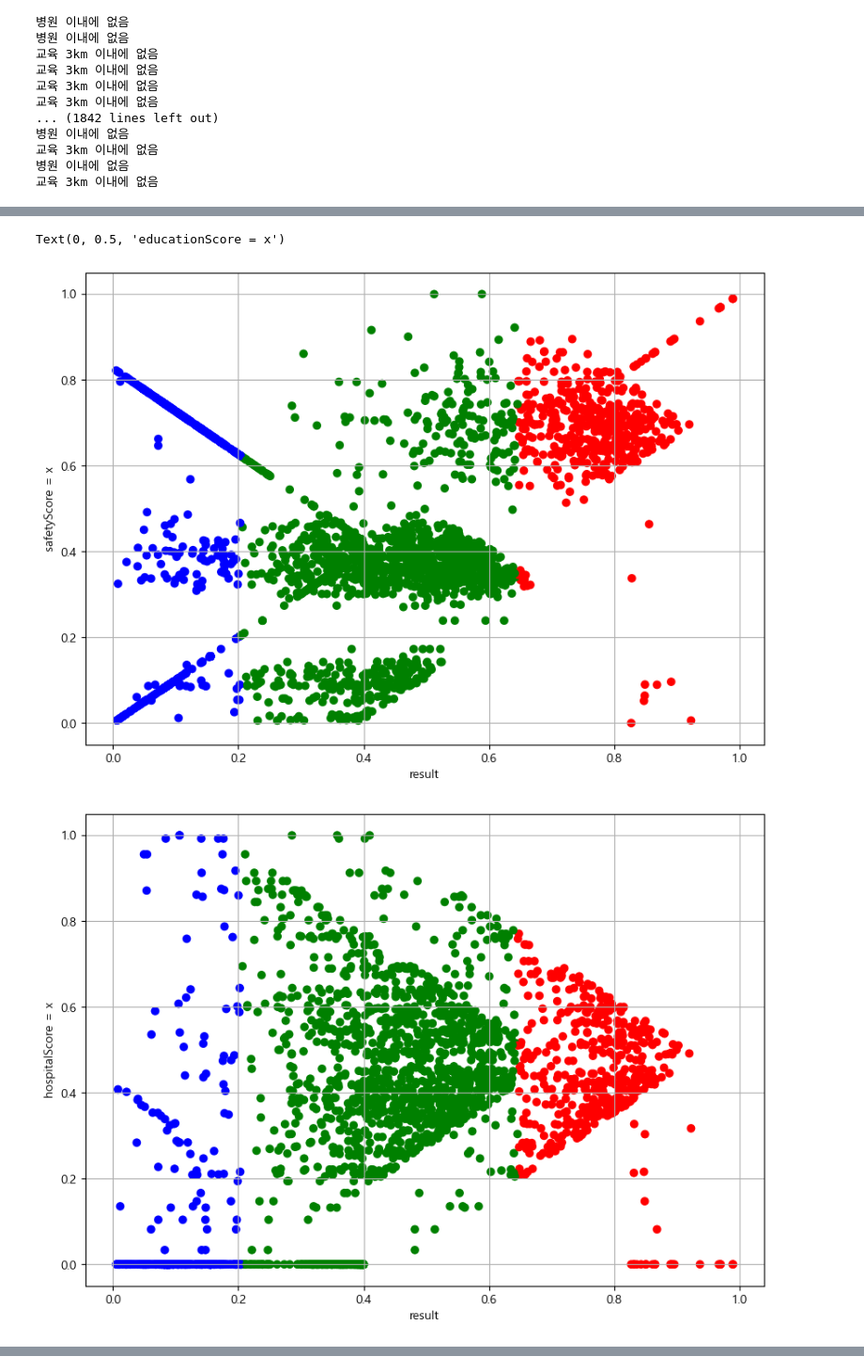
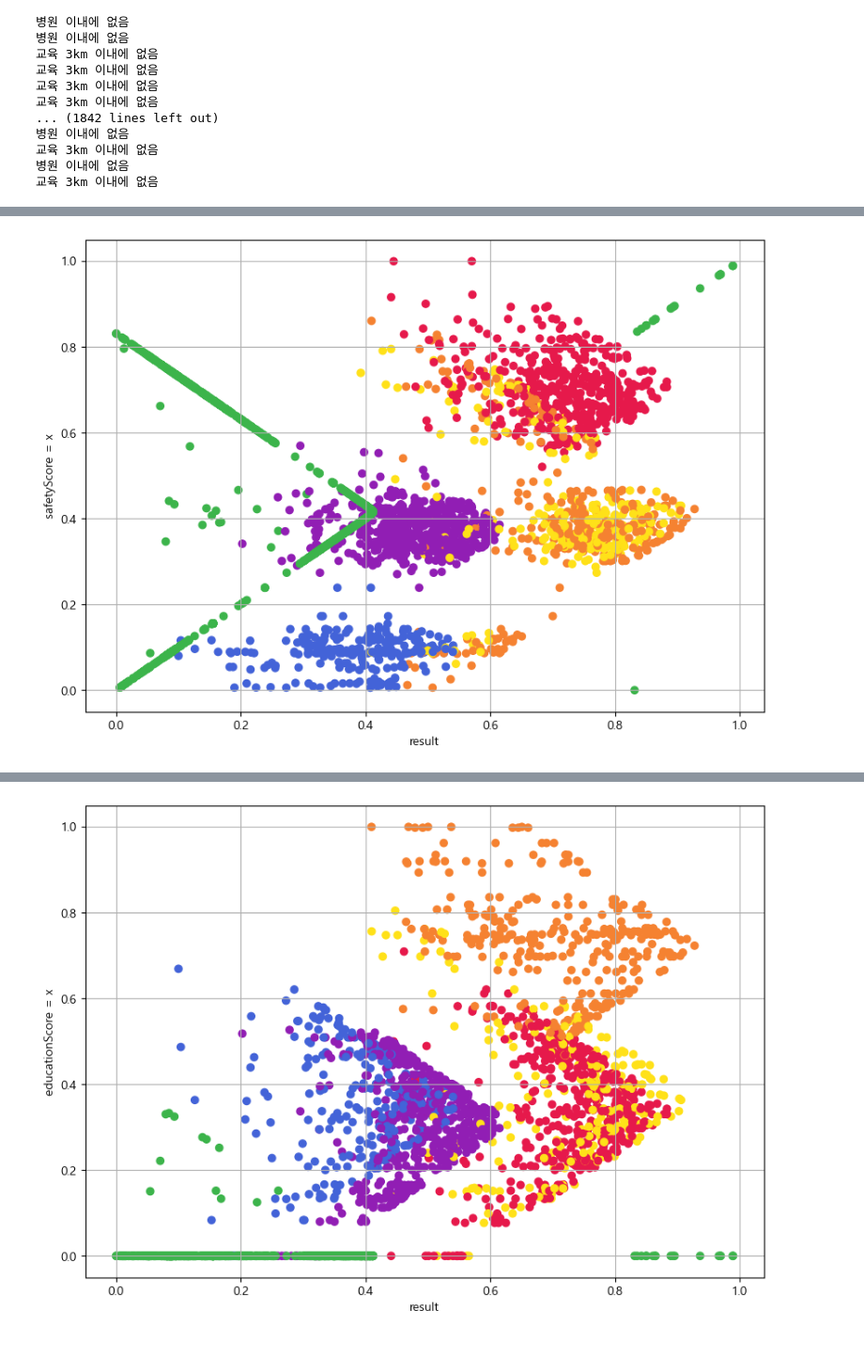
Before and after one commit to fenpon/Machine-Learning-Project1, a Jupyter notebook: mainModel.ipynb, the cells around one changed output, grey strips where cells are left out. Shown at 94% size. Drawn from its saved outputs; the diff is of its cells as text; code cells hidden in the pictures.

```diff
--- a/mainModel.ipynb
+++ b/mainModel.ipynb
@@ -260,12 +360,17 @@ import matplotlib.pyplot as plt
 import pandas as pd
 import numpy as np
 import script.common
+from sklearn.metrics import silhouette_score
+
+
 
 classes = ['상','중','하']
 colors = ['r','g','b']
 
-kmeans = KMeans(n_clusters=3, random_state=42)  # 3개의 클러스터로 나누기
+#k = 2 가 최적의 군집
+kmeans = KMeans(n_clusters=6, random_state=42)  # 3개의 클러스터로 나누기
 aparts['cluster'] = kmeans.fit_predict(aparts[orderTags])
+
 
 centroids = kmeans.cluster_centers_
 display(centroids)
@@ -298,7 +403,25 @@ aparts = script.common.assign_class(aparts)
 color_map = [colors[int(cls) ] for cls in aparts['class']]  # 클래스가 1부터 시작하므로 -1
 script.common.look3ND(aparts,colPlot,[],color_map,'')
 
-display(aparts[aparts["class"] == 2])
+clusterColors = [
+        '#e6194b',  # Red
+        '#3cb44b',  # Green
+        '#ffe119',  # Yellow
+        '#4363d8',  # Blue
+        '#f58231',  # Orange
+        '#911eb4',  # Purple
+        '#42d4f4',  # Cyan
+        '#f032e6',  # Magenta
+        '#bfef45',  # Lime
+        '#fabebe',  # Pink
+        '#469990',  # Teal
+        '#dcbeff',  # Lavender
+        '#9a6324',  # Brown
+        '#fffac8',  # Beige
+        '#800000',  # Maroon
+    ]
+color_map = [clusterColors[int(cls) ] for cls in aparts['cluster']]  # 클래스가 1부터 시작하므로 -1
+script.common.look3ND(aparts,colPlot,[],color_map,'')
 
 
 # 산점도 그리기
@@ -341,3 +456 @@ array([[0.69528248, 0.4852159 , 0.39215384],
-Text(0, 0.5, 'educationScore = x')
-[figure, old version]
-[figure, old version]
+[figure, new version]
@@ -345,3 +458,4 @@ Text(0, 0.5, 'educationScore = x')
+[figure, added]
 # %%
 
 
```
Also changed, not shown: parts of 4 cells of this notebook, 1 other file.
